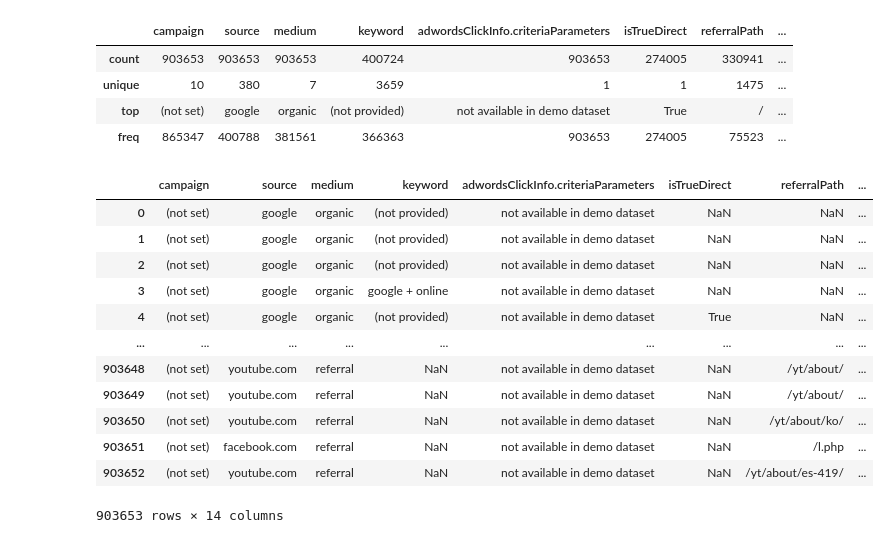
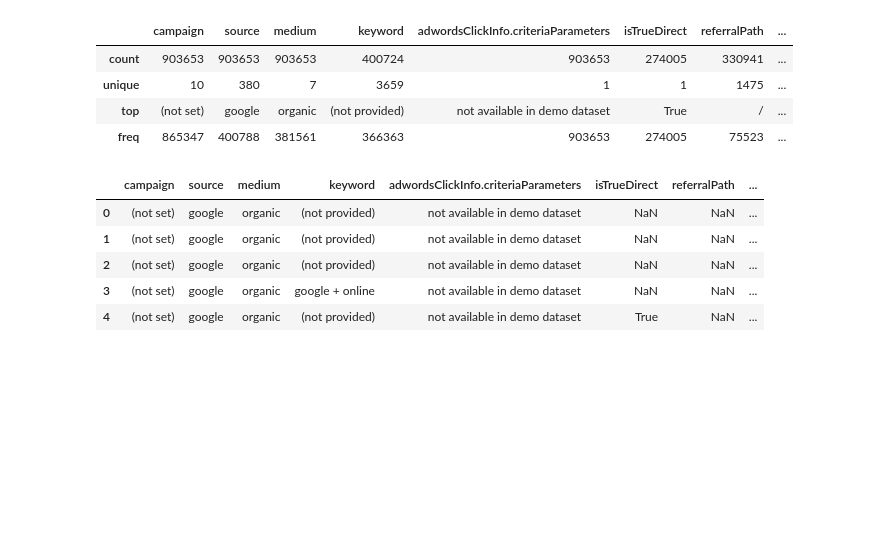
Before and after one commit to DIB-PP/-, a Jupyter notebook: project3_GA4_수경.ipynb, the cells around one changed output. Saved outputs shown, nothing was run; the diff lists cells and outputs as text; code cells hidden in the pictures; blank space fills up the shorter version.

```diff
--- a/project3_GA4_수경.ipynb
+++ b/project3_GA4_수경.ipynb
@@ -172,18 +172,11 @@ trafficsource_df.describe()
 | top | (not set) | google | organic | (not provided) | not available in demo dataset | True | / | ... |
 | freq | 865347 | 400788 | 381561 | 366363 | 903653 | 274005 | 75523 | ... |
 # %%
-trafficsource_df
+trafficsource_df.head()
 # %% [output]
 |  | campaign | source | medium | keyword | adwordsClickInfo.criteriaParameters | isTrueDirect | referralPath | ... |
 | 0 | (not set) | google | organic | (not provided) | not available in demo dataset | NaN | NaN | ... |
 | 1 | (not set) | google | organic | (not provided) | not available in demo dataset | NaN | NaN | ... |
 | 2 | (not set) | google | organic | (not provided) | not available in demo dataset | NaN | NaN | ... |
 | 3 | (not set) | google | organic | google + online | not available in demo dataset | NaN | NaN | ... |
 | 4 | (not set) | google | organic | (not provided) | not available in demo dataset | True | NaN | ... |
-| ... | ... | ... | ... | ... | ... | ... | ... | ... |
-| 903648 | (not set) | youtube.com | referral | NaN | not available in demo dataset | NaN | /yt/about/ | ... |
-| 903649 | (not set) | youtube.com | referral | NaN | not available in demo dataset | NaN | /yt/about/ | ... |
-| 903650 | (not set) | youtube.com | referral | NaN | not available in demo dataset | NaN | /yt/about/ko/ | ... |
-| 903651 | (not set) | facebook.com | referral | NaN | not available in demo dataset | NaN | /l.php | ... |
-| 903652 | (not set) | youtube.com | referral | NaN | not available in demo dataset | NaN | /yt/about/es-419/ | ... |
-903653 rows × 14 columns
```
Also changed, not shown: parts of 8 cells of this notebook.
